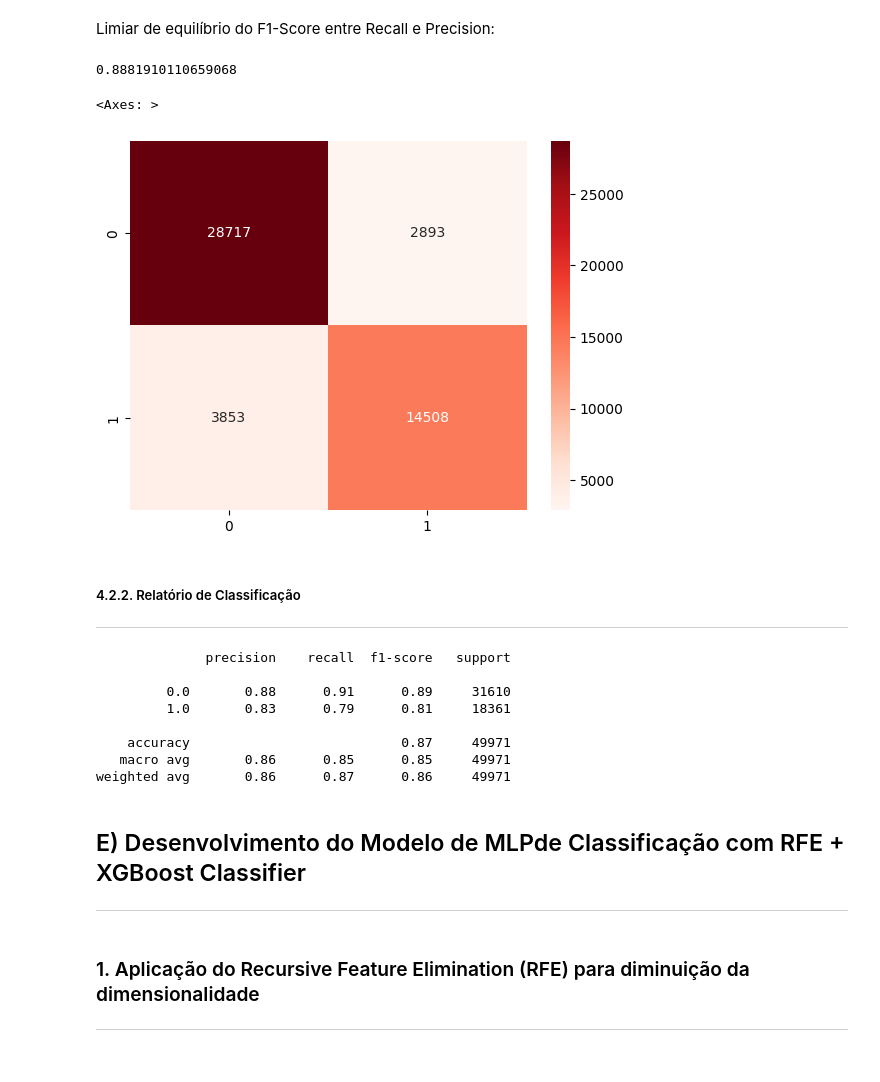
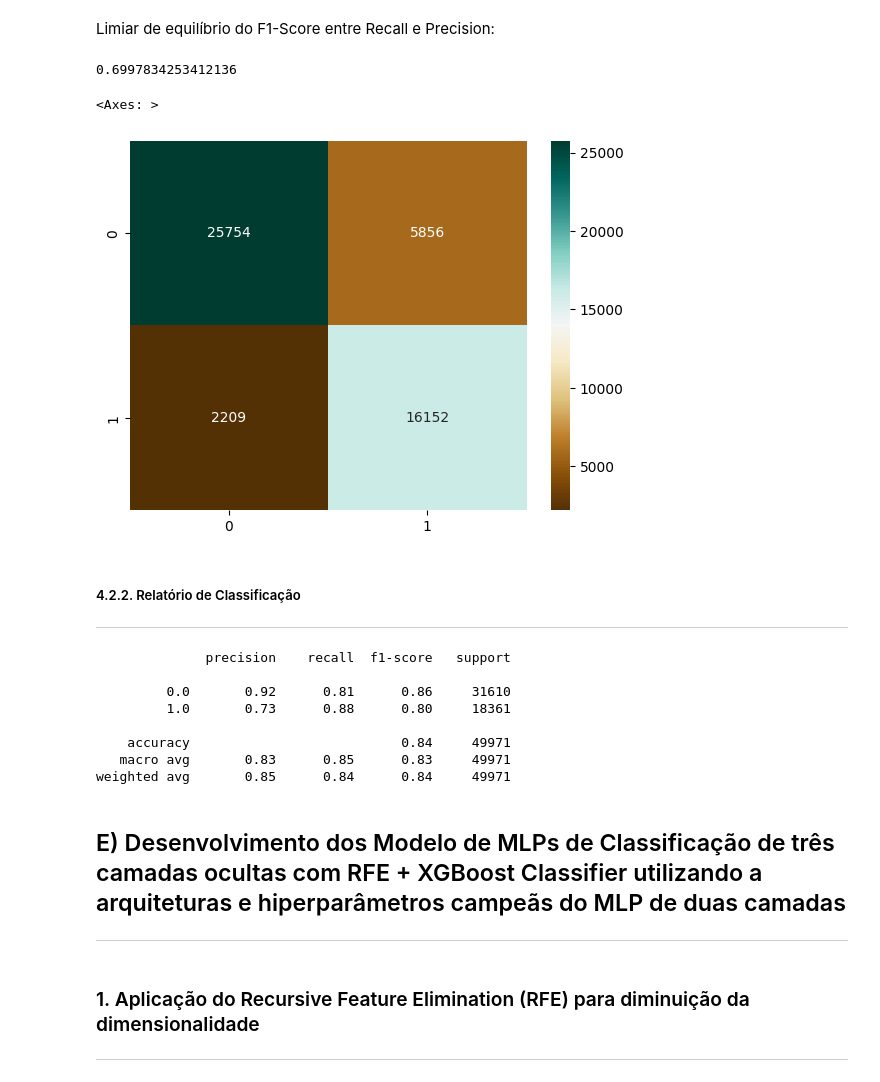
Before and after one commit to rafaeldecastro195/ml-supervisionado-cybersecurity, a Jupyter notebook: src/modelos/mlp/mlp_3c.ipynb, the cells around one changed output. Drawn from its saved outputs; the diff is of its cells as text; code cells hidden in the pictures.

Commit message:
Aprimora stacking 2c e 3c, implementa novos mlps 2c e 3c,  xgboost e regressão logística

```diff
--- a/src/modelos/mlp/mlp_3c.ipynb
+++ b/src/modelos/mlp/mlp_3c.ipynb
@@ -177,15 +168,15 @@ Agora, o tipo de X_teste é <class 'pandas.DataFrame'>. Possui 47 features e 499
 # %%
-
-mlp = MLPClassifier(
+# Grid Search passando o 'pds' no lugar do 'cv'(Cross-Validation)
+mlp_3c = MLPClassifier(
     hidden_layer_sizes=(128, 64, 32),
     max_iter=2000,
     tol=0.0001,
-    learning_rate_init=0.001,
+    learning_rate_init=0.0005,
     learning_rate='adaptive',
     alpha=0.001,
     n_iter_no_change=15,
     solver="adam",
-    activation='relu',
+    activation= 'tanh',
     random_state=42,
     verbose=True
 )
@@ -224,5 +235,5 @@ MLPClassifier(alpha=0.001, hidden_layer_sizes=(128, 64, 32),
 # %%
-y_predicao_probabilistica_1 = pm.imprimir_desempenho(mlp.predict_proba, X_teste)[:, 1]
+y_predicao_probabilistica_1 = pm.imprimir_desempenho(mlp_3c.predict_proba, X_teste)[:, 1]
 # %% [output]
 RELATÓRIO DE DESEMPENHO DE PROCESSAMENTO:
 
@@ -339,18 +350,18 @@ A curva não mostra `Underfitting`, pois não há um número de loss estagnado e
 # %% [markdown]
 Limiar de equilíbrio do F1-Score entre Recall e Precision:
 # %%
-_, limiar_mlp_rfe, _ = pm.extrair_f1(y_teste, y_predicao_probabilistica_1)
-print(limiar_mlp_rfe)
+_, limiar_mlp_3c, _ = pm.extrair_f1(y_teste, y_predicao_probabilistica_1)
+print(limiar_mlp_3c)
 # %% [output]
-0.8881910110659068
+0.6997834253412136
 # %%
-y_predicao_probabilistica_equilibrada_1 = (y_predicao_probabilistica_1 > limiar_mlp_rfe).astype(int)
+y_predicao_probabilistica_equilibrada_1 = (y_predicao_probabilistica_1 > limiar_mlp_3c).astype(int)
 # %%
 matriz_confusao_equilibrada_1 = confusion_matrix(y_teste, y_predicao_probabilistica_equilibrada_1)
-sns.heatmap(matriz_confusao_equilibrada_1, annot=True, fmt='d', cmap='Reds')
+sns.heatmap(matriz_confusao_equilibrada_1, annot=True, fmt='d', cmap='BrBG')
 # %% [output]
 <Axes: >
-[figure, old version]
+[figure, new version]
 # %% [markdown]
 ##### 4.2.2. Relatório de Classificação
 ---
@@ -360,14 +371,14 @@ print(relatorio_classificacao_equilibrado_1)
 # %% [output]
               precision    recall  f1-score   support
 
-         0.0       0.88      0.91      0.89     31610
-         1.0       0.83      0.79      0.81     18361
+         0.0       0.92      0.81      0.86     31610
+         1.0       0.73      0.88      0.80     18361
 
-    accuracy                           0.87     49971
-   macro avg       0.86      0.85      0.85     49971
-weighted avg       0.86      0.87      0.86     49971
+    accuracy                           0.84     49971
+   macro avg       0.83      0.85      0.83     49971
+weighted avg       0.85      0.84      0.84     49971
 # %% [markdown]
-## E) Desenvolvimento do Modelo de MLPde Classificação com RFE + XGBoost Classifier
+## E) Desenvolvimento dos Modelo de MLPs de Classificação de três camadas ocultas com RFE + XGBoost Classifier utilizando a arquiteturas e hiperparâmetros campeãs do MLP de duas camadas
 ---
 # %% [markdown]
 ### 1. Aplicação do Recursive Feature Elimination (RFE) para diminuição da dimensionalidade
```
Also changed, not shown: parts of 57 cells of this notebook, 18 other files.
